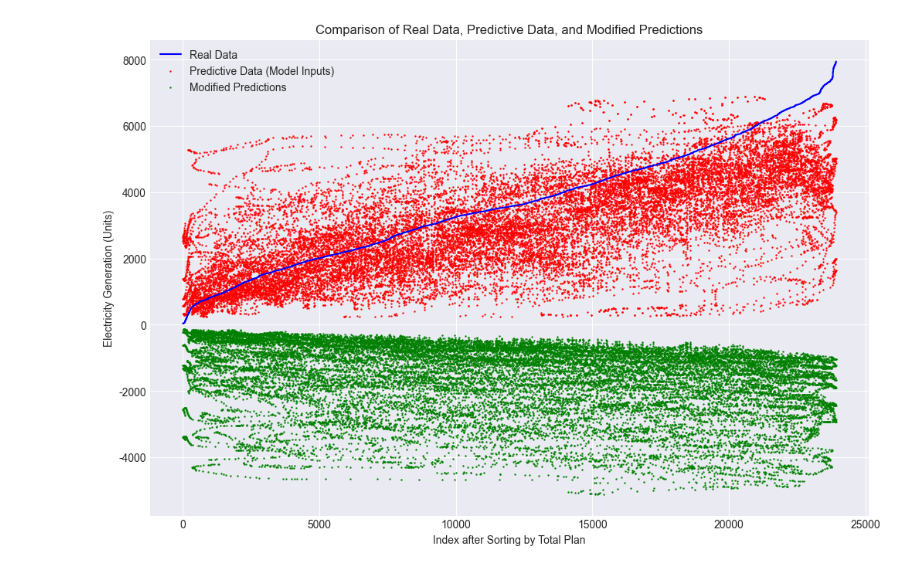
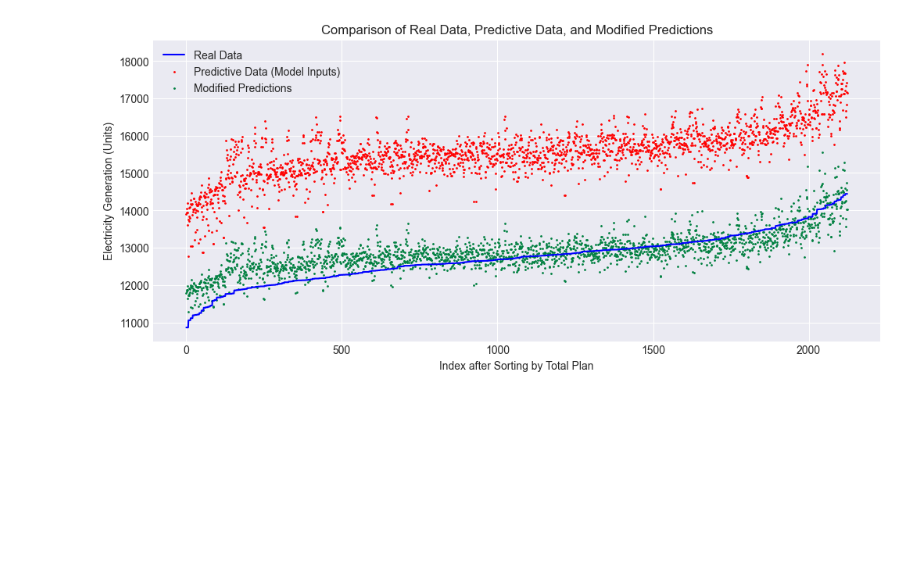
Before and after one commit to mcxiaoxiao/T-MPC, a Jupyter notebook: demo_fydyc.ipynb, the cells around one changed output. Drawn from its saved outputs; the diff is of its cells as text; code cells hidden in the pictures; blank space fills up the shorter version.

```diff
--- a/demo_fydyc.ipynb
+++ b/demo_fydyc.ipynb
@@ -29,12 +29,11 @@ class PolynomialRegression(nn.Module):
         return self.linear(poly_features)
 
 
-degree = 2  # 二次多项式
+degree = 3  # 二次多项式
 model = PolynomialRegression(degree)
-model.load_state_dict(torch.load('fydyc/10epoch-风力-多项式回归-2次.pth'))
-
-csv_file='fydyc/风力.csv'
-dataset = FydycDataset(csv_file)
+model.load_state_dict(torch.load('fydyc/1000epoch-供电-多项式回归-3次.pth'))
+dataset = FydycDataset(csv_file='fydyc/供电.csv')
+csv_file = 'fydyc/供电_valid.csv'
 data = pd.read_csv(csv_file)
 # %%
 # 按 'total_plan' 进行排序
@@ -89,7 +88,6 @@ import pandas as pd
 import matplotlib.pyplot as plt
 from sklearn.metrics import mean_squared_error
 
-# 假设 data, dataset.scaler_features, dataset.scaler_labels, model 已经准备好
 
 # 初始化一个列表来存储预测值
 predicted_values = []
@@ -98,17 +96,20 @@ for index, row in data_sorted.iterrows():
     value1 = row['预测值']
     value2 = row['间隔天数']
     # 将当前值标准化
-    normalized_value = dataset.scaler_features.transform([[value1,value2]])
-    input_tensor = torch.from_numpy(normalized_value).float()
-    input_tensor = input_tensor.view(1, -1)  # 确保其形状与模型输入的形状相匹配
+    if value1 != 0:
+        normalized_value = dataset.scaler_features.transform([[value1,value2]])
+        input_tensor = torch.from_numpy(normalized_value).float()
+        input_tensor = input_tensor.view(1, -1)  # 确保其形状与模型输入的形状相匹配
 
-    # 不需要计算梯度
-    with torch.no_grad():
-        output_tensor = model(input_tensor)
+        # 不需要计算梯度
+        with torch.no_grad():
+            output_tensor = model(input_tensor)
 
-    # 将输出张量转换为 numpy 数组并进行逆标准化
-    output_value = output_tensor.numpy()
-    predicted_value = dataset.scaler_labels.inverse_transform(output_value)
+        # 将输出张量转换为 numpy 数组并进行逆标准化
+        output_value = output_tensor.numpy()
+        predicted_value = dataset.scaler_labels.inverse_transform(output_value)
+    else:
+        predicted_value = [[0]]
 
     # 将预测值添加到列表中
     predicted_values.append(predicted_value[0][0])
@@ -117,34 +118,35 @@ for index, row in data_sorted.iterrows():
 predicted_values = pd.Series(predicted_values)
 
 # 将预测值添加到排序后的DataFrame中
 data_sorted['Modified_Predictions'] = predicted_values.values
 
+
 # 现在，data_sorted已经包含了"Modified Predictions"字段，接下来可以绘图来比较实际数据、预测数据和修正后的预测数据
 
 # 设置绘图风格
 plt.style.use('seaborn-darkgrid')
 
 # 创建一个新的图形
-plt.figure(figsize=(12, 8))
+plt.figure(figsize=(12, 5))
 
 # 绘制 'total_plan' 作为实际发电量
 plt.plot(data_sorted.index, data_sorted['实际值'], label='Real Data', color='blue', linestyle='-')
 
 # 绘制 '供电预测' 作为预测发电量
-plt.scatter(data_sorted.index, data_sorted['预测值'], label='Predictive Data (Model Inputs)', color='red', s=0.5)
+plt.scatter(data_sorted.index, data_sorted['预测值'], label='Predictive Data (Model Inputs)', color='red', s=1)
 
 # 绘制修正后的预测值
-plt.scatter(data_sorted.index, data_sorted['Modified_Predictions'], label='Modified Predictions', color='green', s=0.5)
+plt.scatter(data_sorted.index, data_sorted['Modified_Predictions'], label='Modified Predictions', color='#008040', s=1)
 
 # 添加图例
 plt.legend()
 
 # 添加标题和坐标轴标签
 plt.title("Comparison of Real Data, Predictive Data, and Modified Predictions")
 plt.xlabel("Index after Sorting by Total Plan")
 plt.ylabel("Electricity Generation (Units)")
 
 # 显示图形
 plt.show()
 # %% [output]
-[figure, old version]
+[figure, new version]
```
Also changed, not shown: parts of 6 cells of this notebook, 15 other files.
